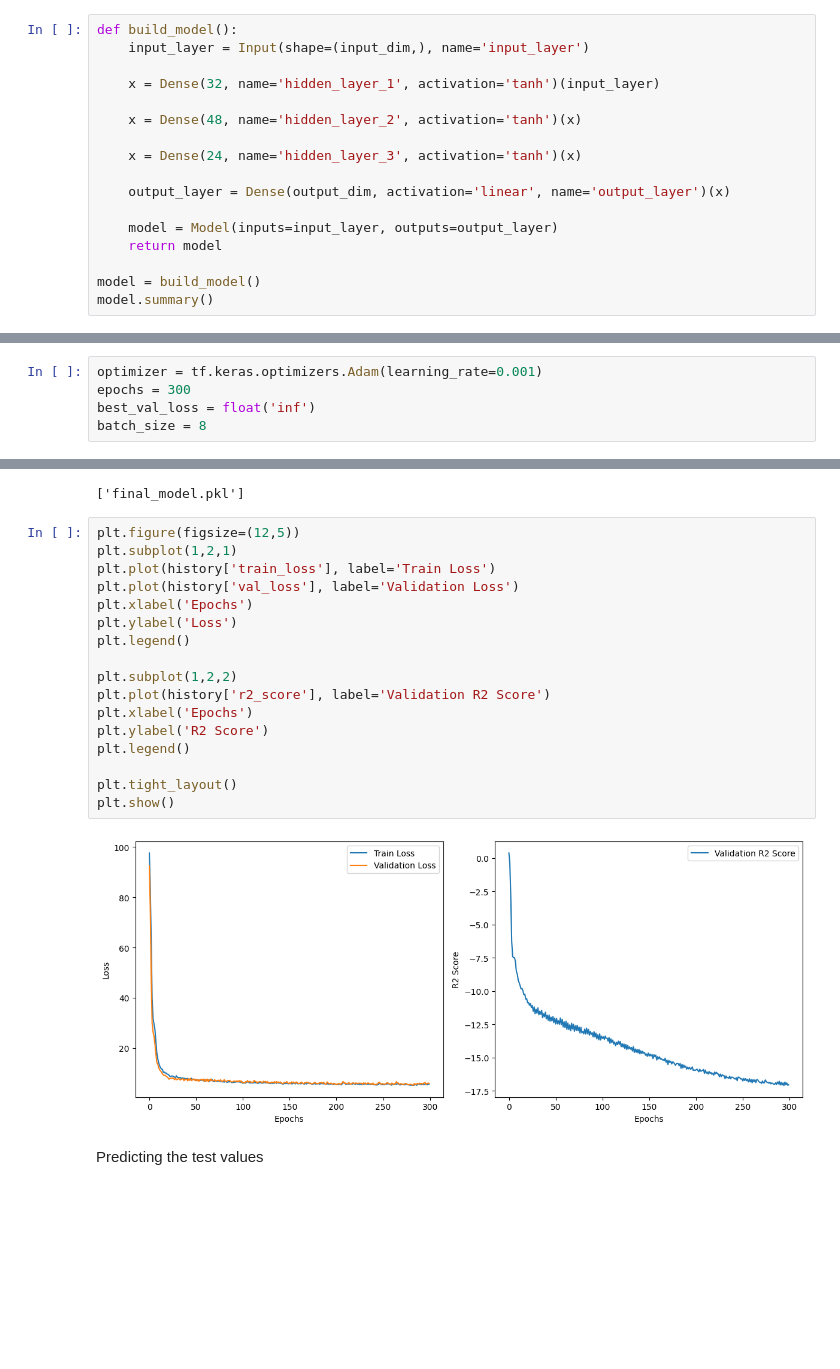
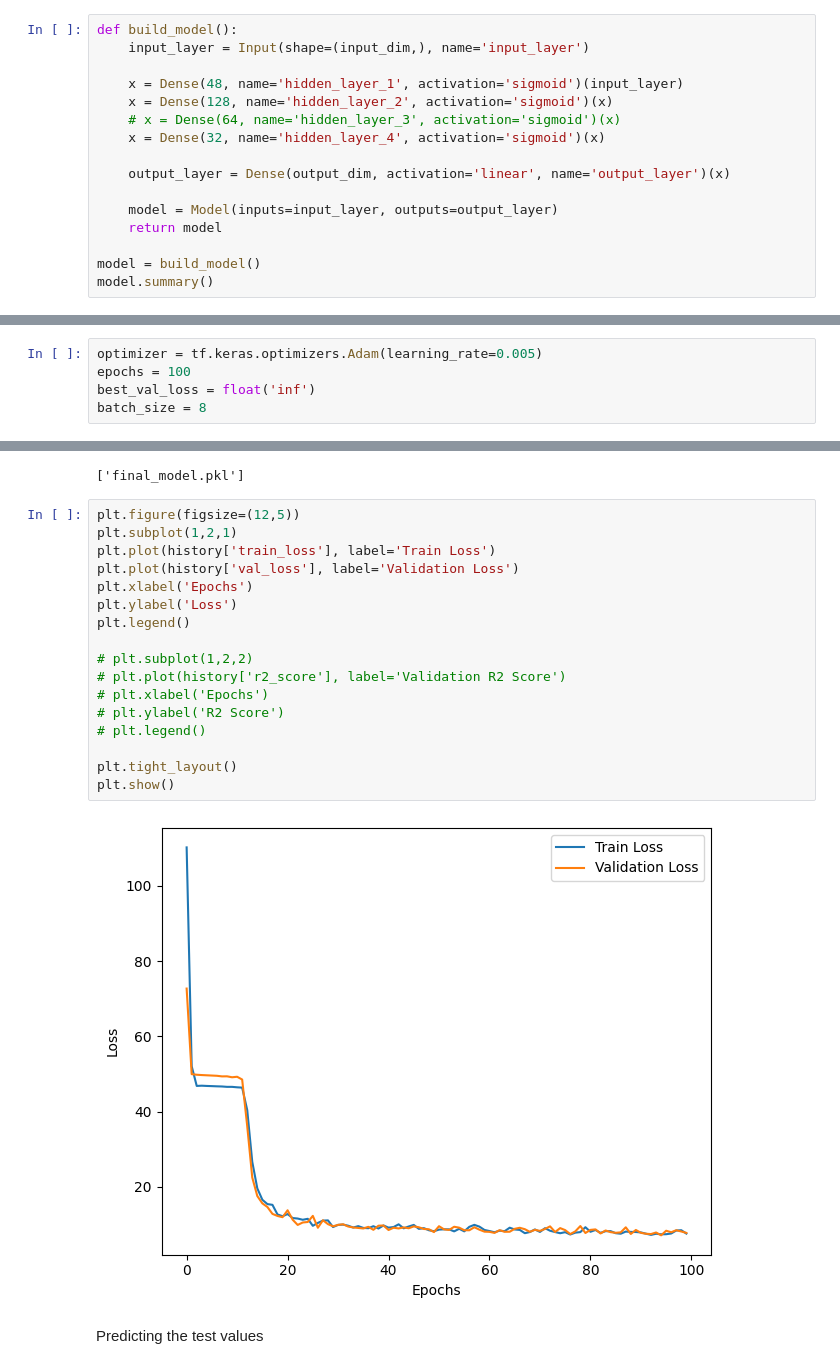
Before and after one commit to mr-ayush-agrawal/FYP_CylinderDesign, a Jupyter notebook: NoteBook/FYP_PINN.ipynb, the cells around one changed output, grey strips where cells are left out. Drawn from its saved outputs; the diff is of its cells as text; blank space fills up the shorter version.

```diff
--- a/NoteBook/FYP_PINN.ipynb
+++ b/NoteBook/FYP_PINN.ipynb
@@ -108,11 +108,10 @@ input_dim, output_dim
 def build_model():
     input_layer = Input(shape=(input_dim,), name='input_layer')
 
-    x = Dense(32, name='hidden_layer_1', activation='tanh')(input_layer)
-
-    x = Dense(48, name='hidden_layer_2', activation='tanh')(x)
-
-    x = Dense(24, name='hidden_layer_3', activation='tanh')(x)
+    x = Dense(48, name='hidden_layer_1', activation='sigmoid')(input_layer)
+    x = Dense(128, name='hidden_layer_2', activation='sigmoid')(x)
+    # x = Dense(64, name='hidden_layer_3', activation='sigmoid')(x)
+    x = Dense(32, name='hidden_layer_4', activation='sigmoid')(x)
 
     output_layer = Dense(output_dim, activation='linear', name='output_layer')(x)
 
@@ -183,8 +182,8 @@ def data_loss(y_true, y_pred):
 def loss_function(x_input, y_true, y_pred, physics_loss_factor=0.2):
     return data_loss(y_true, y_pred) + physics_loss_factor * physics_loss(x_input, y_pred)
 # %%
-optimizer = tf.keras.optimizers.Adam(learning_rate=0.001)
-epochs = 300
+optimizer = tf.keras.optimizers.Adam(learning_rate=0.005)
+epochs = 100
 best_val_loss = float('inf')
 batch_size = 8
 # %%
@@ -286,22 +285,22 @@ joblib.dump(model, 'final_model.pkl')
 # %%
 plt.figure(figsize=(12,5))
 plt.subplot(1,2,1)
 plt.plot(history['train_loss'], label='Train Loss')
 plt.plot(history['val_loss'], label='Validation Loss')
 plt.xlabel('Epochs')
 plt.ylabel('Loss')
 plt.legend()
 
-plt.subplot(1,2,2)
-plt.plot(history['r2_score'], label='Validation R2 Score')
-plt.xlabel('Epochs')
-plt.ylabel('R2 Score')
-plt.legend()
+# plt.subplot(1,2,2)
+# plt.plot(history['r2_score'], label='Validation R2 Score')
+# plt.xlabel('Epochs')
+# plt.ylabel('R2 Score')
+# plt.legend()
 
 plt.tight_layout()
 plt.show()
 # %% [output]
-[figure, old version]
+[figure, new version]
 # %% [markdown]
 Predicting the test values
 # %%
```
Also changed, not shown: parts of 12 cells of this notebook, 11 other files.
